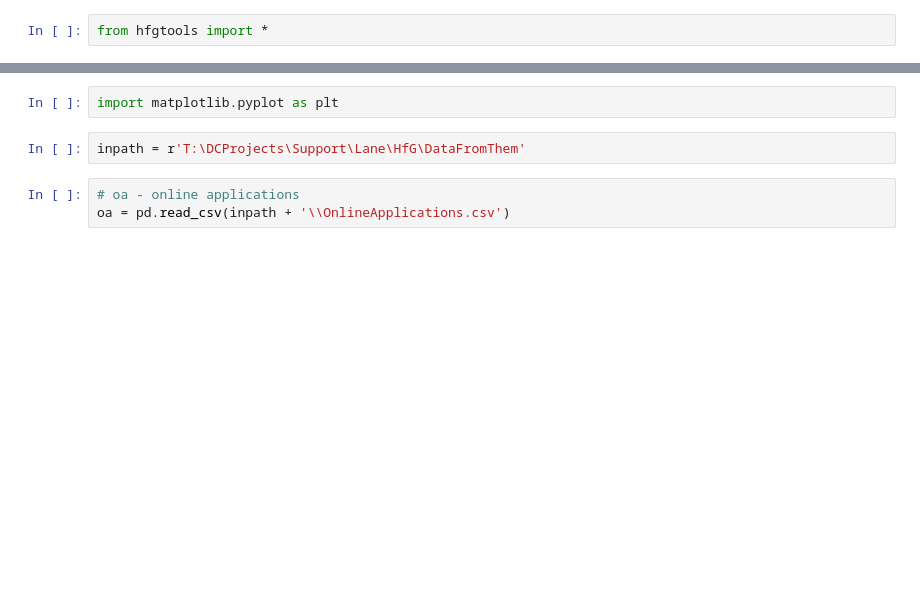
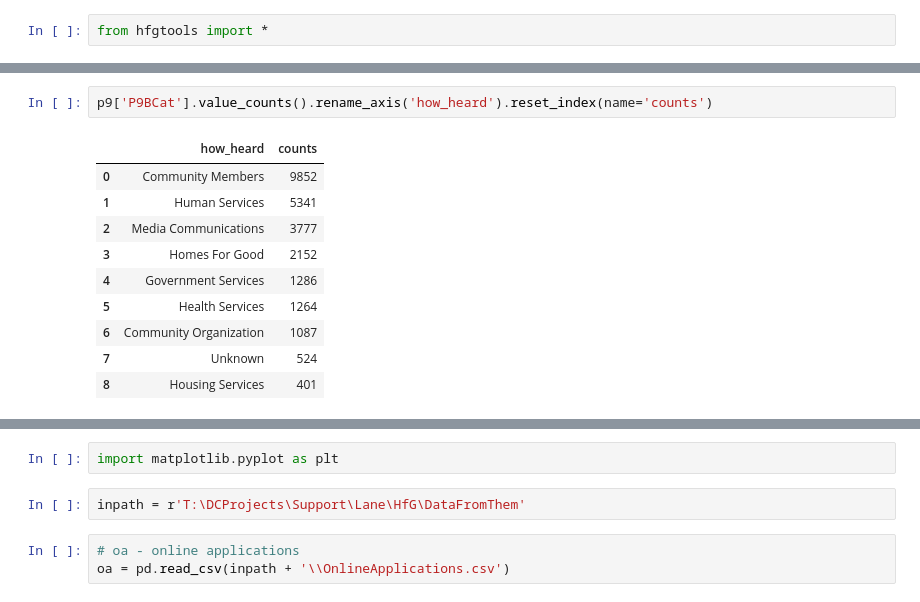
Before and after one commit to dongmeic/LCOG_support, a Jupyter notebook: Lane/HomesforGood.ipynb, the cells around one changed output, grey strips where cells are left out. Saved outputs shown, nothing was run; the diff lists cells and outputs as text; blank space fills up the shorter version.

```diff
--- a/Lane/HomesforGood.ipynb
+++ b/Lane/HomesforGood.ipynb
@@ -5,0 +90,13 @@ from hfgtools import *
+# %%
+p9['P9BCat'].value_counts().rename_axis('how_heard').reset_index(name='counts')
+# %% [output]
+|  | how_heard | counts |
+| 0 | Community Members | 9852 |
+| 1 | Human Services | 5341 |
+| 2 | Media Communications | 3777 |
+| 3 | Homes For Good | 2152 |
+| 4 | Government Services | 1286 |
+| 5 | Health Services | 1264 |
+| 6 | Community Organization | 1087 |
+| 7 | Unknown | 524 |
+| 8 | Housing Services | 401 |
```
Also changed, not shown: parts of 33 cells of this notebook, 1 other file.
